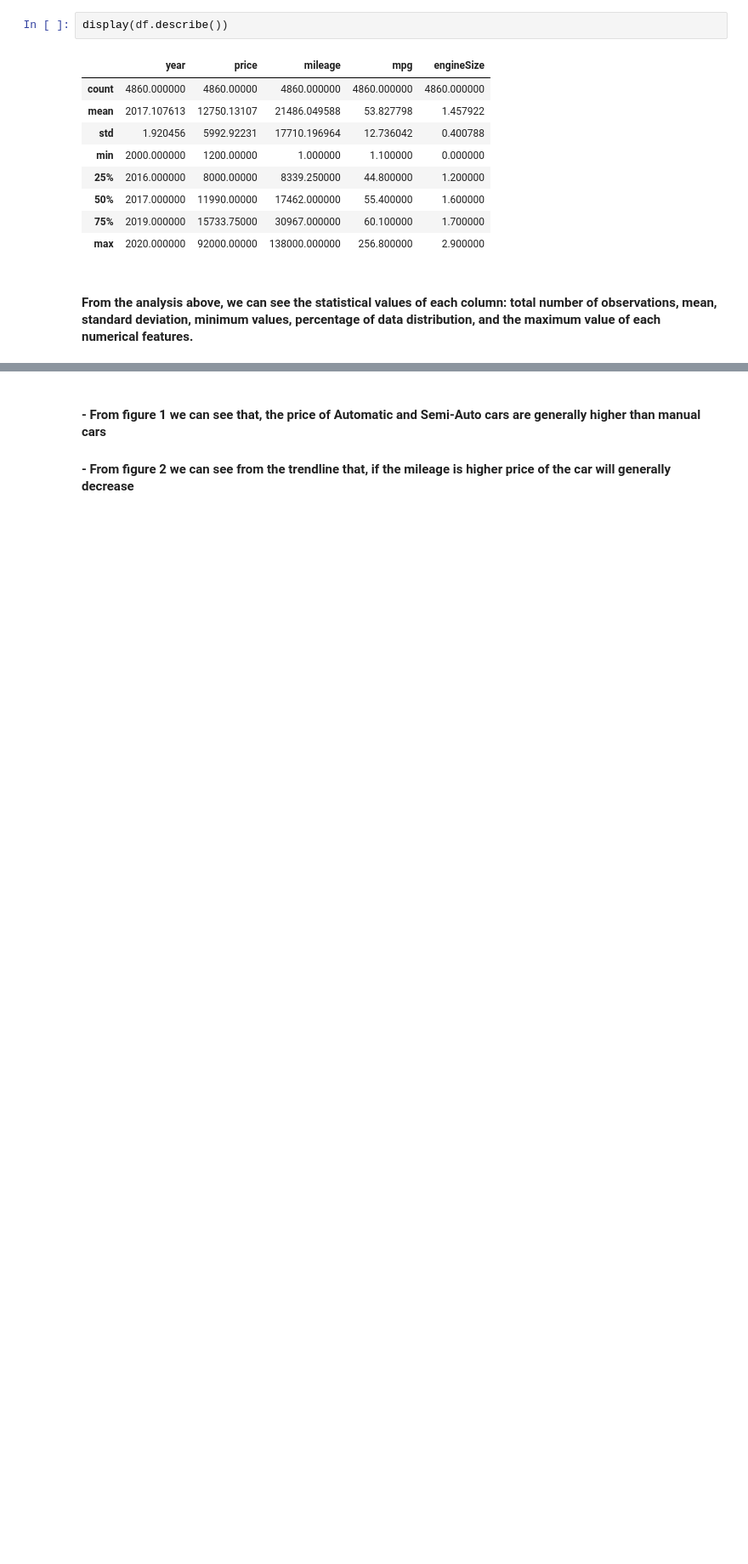
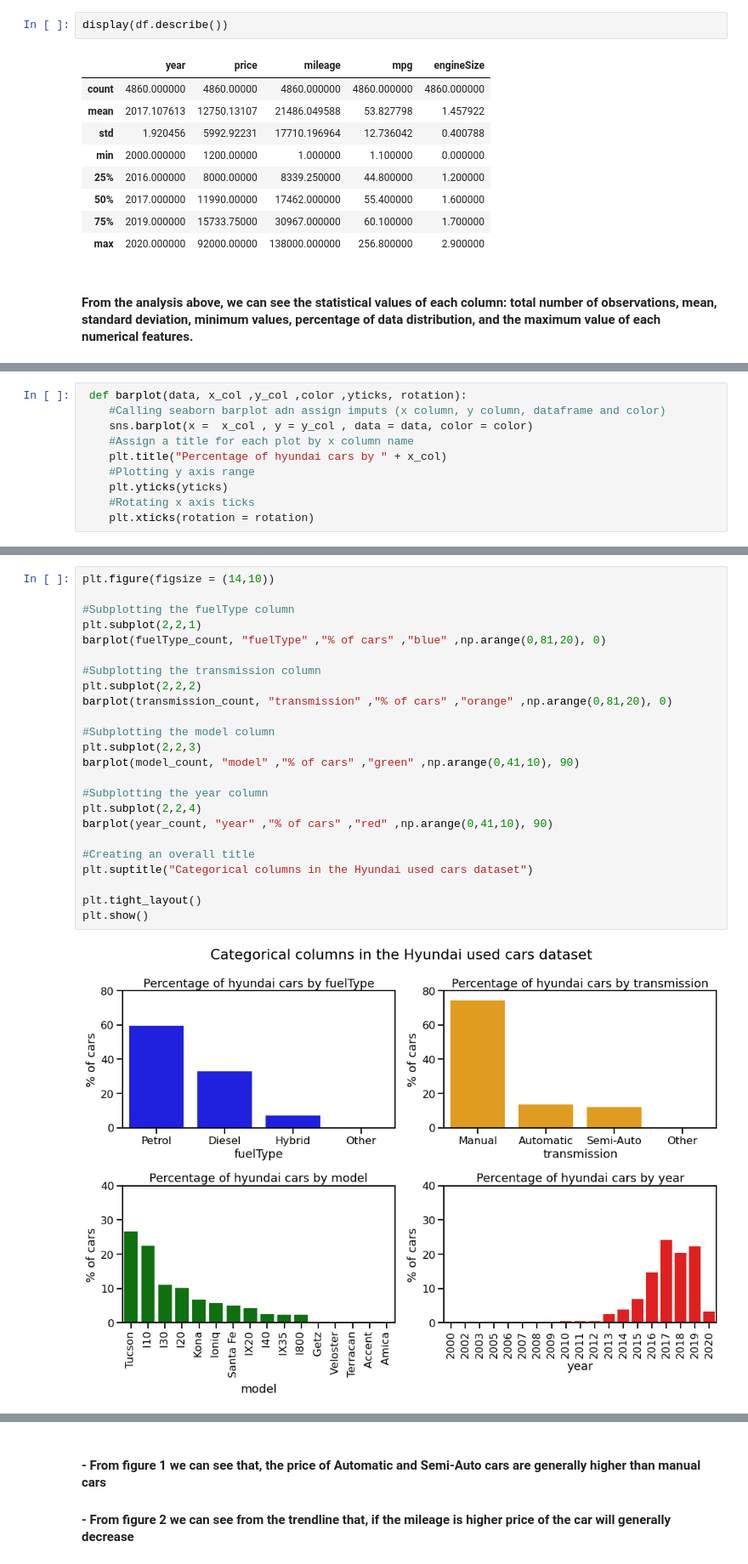
Before and after one commit to manosh-haldar/-Data-Visualization-with-Python, a Jupyter notebook: Hyundai_used_car_EDA_HW3.ipynb, the cells around one changed output, grey strips where cells are left out. Shown: that part at 85% size. Cells and saved outputs as stored; diff of their text form; blank space fills up the shorter version.

```diff
--- a/Hyundai_used_car_EDA_HW3.ipynb
+++ b/Hyundai_used_car_EDA_HW3.ipynb
@@ -78,0 +141,10 @@ display(df.describe())
+# %%
+ def barplot(data, x_col ,y_col ,color ,yticks, rotation):
+    #Calling seaborn barplot adn assign imputs (x column, y column, dataframe and color)
+    sns.barplot(x =  x_col , y = y_col , data = data, color = color)
+    #Assign a title for each plot by x column name
+    plt.title("Percentage of hyundai cars by " + x_col)
+    #Plotting y axis range
+    plt.yticks(yticks)
+    #Rotating x axis ticks
+    plt.xticks(rotation = rotation)
@@ -78,0 +153,26 @@ display(df.describe())
+# %%
+plt.figure(figsize = (14,10))
+
+#Subplotting the fuelType column
+plt.subplot(2,2,1)
+barplot(fuelType_count, "fuelType" ,"% of cars" ,"blue" ,np.arange(0,81,20), 0)
+
+#Subplotting the transmission column
+plt.subplot(2,2,2)
+barplot(transmission_count, "transmission" ,"% of cars" ,"orange" ,np.arange(0,81,20), 0)
+
+#Subplotting the model column
+plt.subplot(2,2,3)
+barplot(model_count, "model" ,"% of cars" ,"green" ,np.arange(0,41,10), 90)
+
+#Subplotting the year column
+plt.subplot(2,2,4)
+barplot(year_count, "year" ,"% of cars" ,"red" ,np.arange(0,41,10), 90)
+
+#Creating an overall title
+plt.suptitle("Categorical columns in the Hyundai used cars dataset")
+
+plt.tight_layout()
+plt.show()
+# %% [output]
+[figure, added]
```
Also changed, not shown: parts of 26 cells of this notebook.
